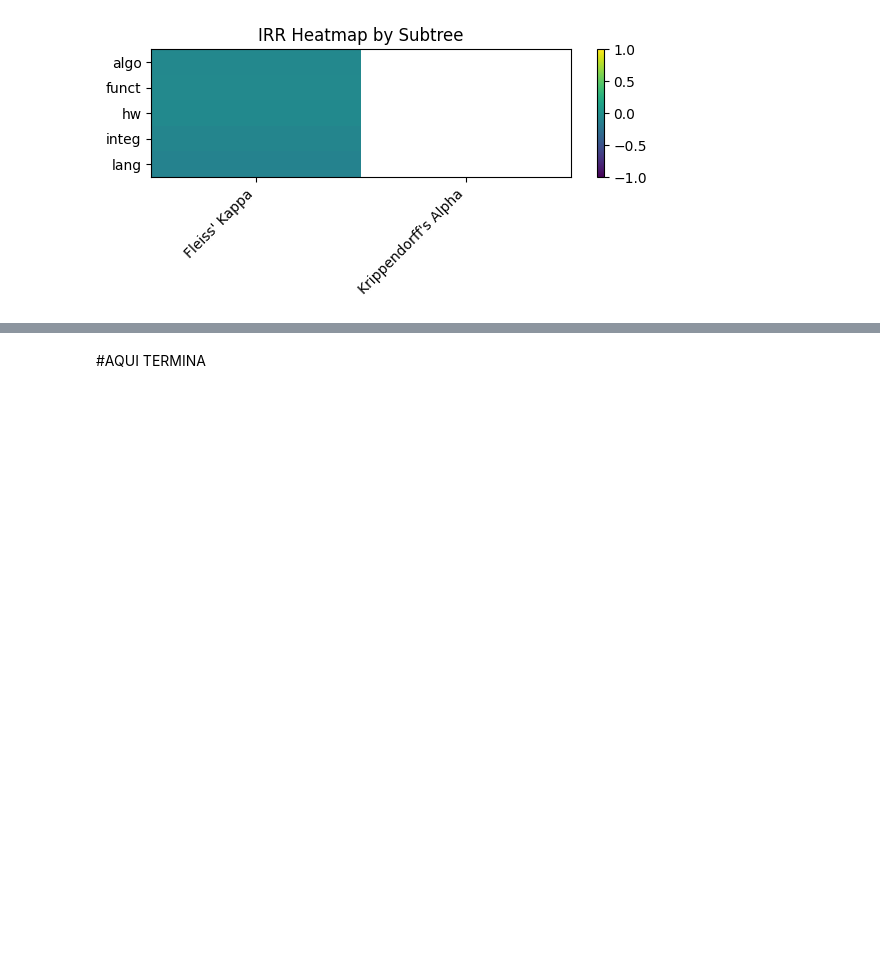
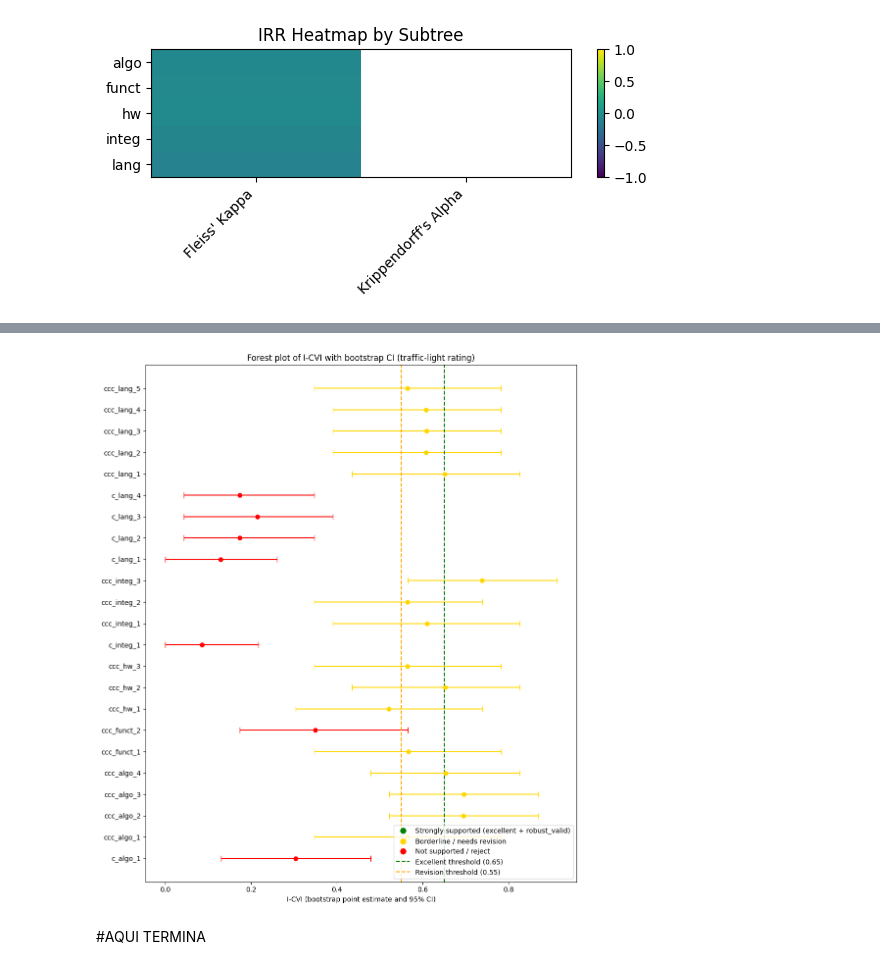
Before and after one commit to ricpdc/QSPL-Survey, a Jupyter notebook: QSE_Survey_Analysis_Colab.ipynb, the cells around one changed output, grey strips where cells are left out. Cells and saved outputs as stored; diff of their text form; code cells hidden in the pictures; blank space fills up the shorter version.

```diff
--- a/QSE_Survey_Analysis_Colab.ipynb
+++ b/QSE_Survey_Analysis_Colab.ipynb
@@ -3572,3 +3597,95 @@ display(icvi_bootstrap_table)
+# %%
+# ================================================================
+# FOREST PLOT WITH TRAFFIC-LIGHT COLORS (Updated thresholds 0.55/0.65)
+# ================================================================
+import matplotlib.pyplot as plt
+import numpy as np
+
+plot_df = icvi_full.copy()
+
+# Fallback: if I_CVI_boot is NaN, use I_CVI
+plot_df["I_CVI_point"] = np.where(
+    plot_df["I_CVI_boot"].notna(),
+    plot_df["I_CVI_boot"],
+    plot_df["I_CVI"]
+)
+
+plot_df = plot_df.sort_values(["subtree", "type", "item"]).reset_index(drop=True)
+
+# -------------------------------------------------------------
+# Assign traffic-light colors
+# -------------------------------------------------------------
+def get_color(row):
+    base = row["status_base"]
+    ci   = row["status_ci"]
+
+    # GREEN (excellent + robust)
+    if base == "excellent" and ci == "robust_valid":
+        return "green"
+
+    # RED (reject + not_supported)
+    if base == "reject" or ci == "not_supported":
+        return "red"
+
+    # YELLOW (everything else = needs revision / borderline)
+    return "gold"
+
+plot_df["color"] = plot_df.apply(get_color, axis=1)
+
+# -------------------------------------------------------------
+# Plot
+# -------------------------------------------------------------
+y_positions = np.arange(len(plot_df))
+
+plt.figure(figsize=(10, 0.5 * len(plot_df)))
+
+# Draw CI bars and points with their color
+for i, row in plot_df.iterrows():
+    point = row["I_CVI_point"]
+    low   = row["I_CVI_CI_low"]
+    high  = row["I_CVI_CI_high"]
+    color = row["color"]
+
+    plt.errorbar(
+        x=point,
+        y=i,
+        xerr=[[point - low], [high - point]],
+        fmt='o',
+        color=color,
+        ecolor=color,
+        capsize=4,
+        markersize=6
+    )
+
+# Thresholds (updated)
+plt.axvline(0.65, linestyle="--", color="green",  label="Excellent threshold (0.65)")
+plt.axvline(0.55, linestyle="--", color="orange", label="Revision threshold (0.55)")
+
+plt.yticks(y_positions, plot_df["item"])
+plt.xlabel("I-CVI (bootstrap point estimate and 95% CI)")
+plt.title("Forest plot of I-CVI with bootstrap CI (traffic-light rating)")
+
+# -------------------------------------------------------------
+# Legend (traffic light + thresholds)
+# -------------------------------------------------------------
+from matplotlib.lines import Line2D
+
+legend_elements = [
+    Line2D([0], [0], marker='o', color='green',  label='Strongly supported (excellent + robust_valid)',
+           markersize=8, linestyle=''),
+    Line2D([0], [0], marker='o', color='gold',   label='Borderline / needs revision',
+           markersize=8, linestyle=''),
+    Line2D([0], [0], marker='o', color='red',    label='Not supported / reject',
+           markersize=8, linestyle=''),
+    Line2D([0], [0], color='green',  linestyle='--', label='Excellent threshold (0.65)'),
+    Line2D([0], [0], color='orange', linestyle='--', label='Revision threshold (0.55)')
+]
+
+plt.legend(handles=legend_elements, loc="lower right")
+plt.tight_layout()
+plt.show()
+# %% [output]
+[figure, added]
 # %% [markdown]
 #AQUI TERMINA
 # %% [markdown]
```
Also changed, not shown: parts of 7 cells of this notebook.
